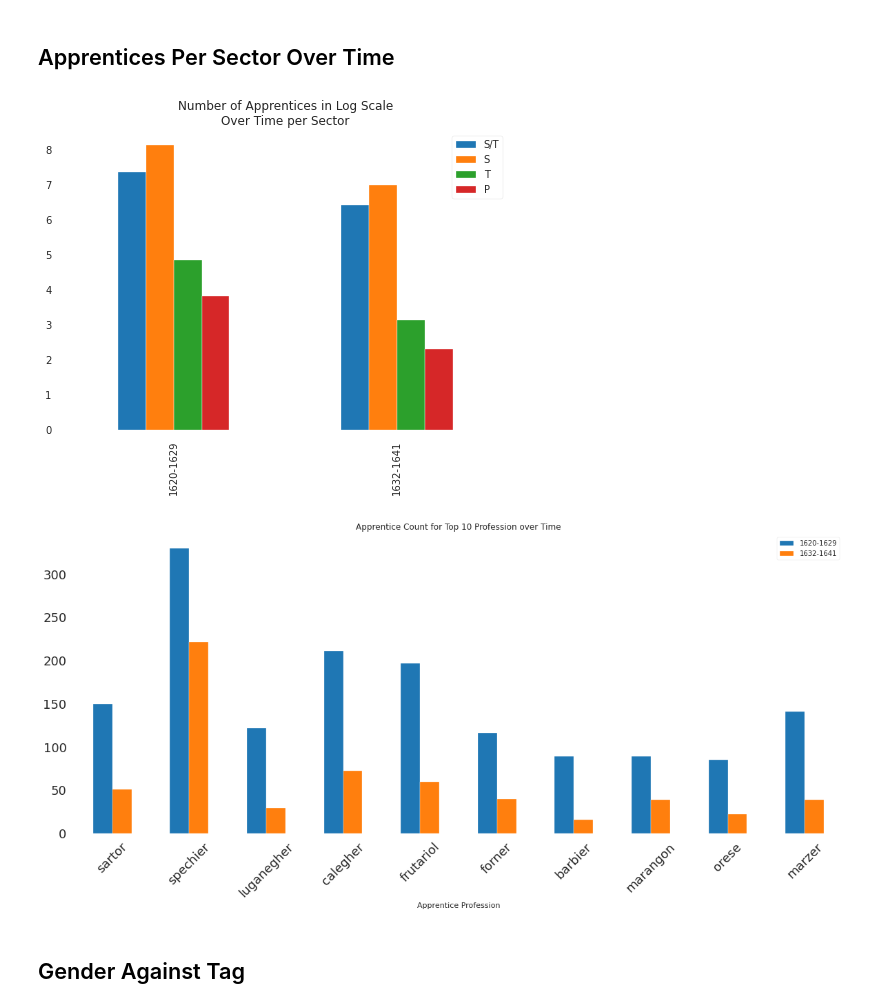
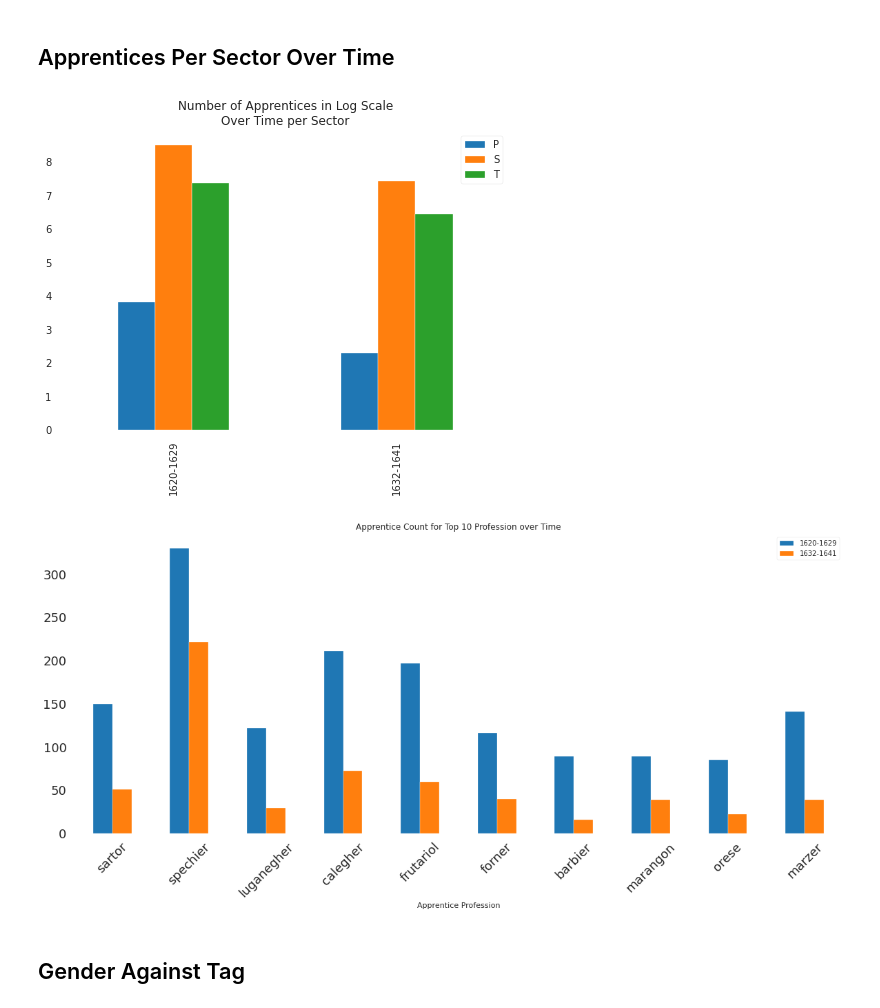
Before and after one commit to AlricRahl/Garzoni-Dataset-Exploration, a Jupyter notebook: src/Progress Notebook.ipynb, the cells around one changed output. Cells and saved outputs as stored; diff of their text form; code cells hidden in the pictures.

```diff
--- a/src/Progress Notebook.ipynb
+++ b/src/Progress Notebook.ipynb
@@ -524,13 +524,15 @@ the_table = the_table.merge(financials_slice, on="Contract ID", how="left")
 # Formatting and indexing
 the_table["Contract Date"] = pd.to_datetime(the_table["Contract Date"].apply(shiftDate), errors="coerce")
 the_table["Apprentice Age"] = pd.to_numeric(the_table["Apprentice Age"], errors="coerce")
+the_table["S"] = the_table[["S/T", "S"]].max(axis=1)
+the_table["T"] = the_table[["S/T", "T"]].max(axis=1)
 the_table = the_table[['Contract Date', 'Has BoContract', 'Has Flee', 'Has Single Salary',
                        'Has Master Paying Salary', 'Has Whole Period', 'Has Ducati',
                        'Master Paid Accom', 'Master Paid Clothing', 'Master Paid Gen. Exp.',
                        'Master Paid Per. Care', 'Apprentice Age', 'Apprentice Geo Origin',
                        'Workshop - Site', 'Apprentice Profession', 'Apprentice Province',
                        'Apprentice ID', 'Apprentice Male', 'From Italy', 'Contract ID',
-                       'Label', 'Parent Label', 'S/T', 'T', 'P', 'S', 'Quondam1',
+                       'Label', 'Parent Label', 'P', 'S', 'T', 'Quondam1',
                        'Duration - Merged', 'Paid Salary in Goods', 'Total Payment Received']]
 the_table = the_table.set_index("Contract ID")
 # %%
@@ -656,8 +658,8 @@ Here, I delve a bit deeper and explore various sub sections.
 ### Province Count against Sectors and Top Sector Professions ###
 # %%
 provenance_sector_profession = the_table[["Apprentice Province", "Apprentice Profession", "Contract Date",
-                                          "S/T", "T", "P", "S"]].copy()
-sectors = ["S/T", "S", "T", "P"]
+                                          "P", "S", "T"]].copy()
+sectors = ["P", "S", "T"]
 # %%
 for sector in sectors:
     st = provenance_sector_profession[provenance_sector_profession[sector] == 1][["Apprentice Province", "Apprentice Profession"]]
@@ -694,10 +694,10 @@ for year in range(start, end, gap):
 df.plot(kind="line", title="Number of Apprentices per Time Window")
 plt.show()
 
-df = pd.DataFrame(columns = ["S/T", "S", "T", "P"])
+df = pd.DataFrame(columns = ["P", "S", "T"])
 for year in range(start, end, gap):
     temp = clnt.betweenYears(provenance_sector_profession, year, e_year = year + gap)
-    df = df.append(pd.Series(temp[["S/T", "S", "T", "P"]].sum().apply(lambda x:np.log(x)), name = f"{year}-{year+gap}"))
+    df = df.append(pd.Series(temp[["P", "S", "T"]].sum().apply(lambda x:np.log(x)), name = f"{year}-{year+gap}"))
 df.plot(kind="bar", title="Number of Apprentices in Log Scale\nOver Time per Sector")
 plt.show()
 
@@ -756,9 +756,7 @@ venezia_encoding.columns = ["Contract ID", "From Venezia"]
 merged = the_table.merge(venezia_encoding, on="Contract ID").copy()
 del merged["Apprentice Province"]
 # %%
-# Take the necessary part only, and convert four sector columns to one
-merged["S"] = merged[["S/T", "S"]].max(axis=1)
-merged["T"] = merged[["S/T", "T"]].max(axis=1)
+# Take the necessary part only
 merged = merged[['Contract ID', 'Has BoContract', 'Has Flee',
                  'Has Single Salary', 'Has Master Paying Salary', 'Has Whole Period',
                  'Has Ducati', 'Master Paid Accom', 'Master Paid Clothing', 'Quondam1',
@@ -1264,40 +1243,40 @@ clnt.plotHist(post_plague["Apprentice Age"], atype=float,
 ## Apprentices Per Sector Over Time ##
 # %%
 provenance_sector_profession = the_table[["Apprentice Province", "Apprentice Profession", "Contract Date",
-                                          "S/T", "T", "P", "S"]].copy()
+                                          "P", "S", "T"]].copy()
 # First we look in number of contracts in total over time
 start = 1620
 end = 1640
 gap = 9
 gap2 = 12
-df = pd.DataFrame(columns = ["S/T", "S", "T", "P"])
+df = pd.DataFrame(columns = ["P", "S", "T"])
 for year in range(start, end, gap2):
     temp = clnt.betweenYears(provenance_sector_profession, year, e_year = year + gap)
-    df = df.append(pd.Series(temp[["S/T", "S", "T", "P"]].sum().apply(lambda x:np.log(x)), name = f"{year}-{year+gap}"))
+    df = df.append(pd.Series(temp[["P", "S", "T"]].sum().apply(lambda x:np.log(x)), name = f"{year}-{year+gap}"))
 df.plot(kind="bar", title="Number of Apprentices in Log Scale\nOver Time per Sector")
 plt.show()
 
 # Then we look in profession scale
 df = pd.DataFrame({"Apprentice Profession": provenance_sector_profession["Apprentice Profession"].unique()})
 for year in range(start, end, gap2):
     temp = clnt.betweenYears(provenance_sector_profession, year, e_year = year + gap)
     groups = temp.groupby("Apprentice Profession")[["Apprentice Profession"]].agg("count").copy()
     groups.columns = [f"{year}-{year+gap}"]
     df = df.merge(groups, on="Apprentice Profession", how = "left")
 
 groups = provenance_sector_profession.groupby("Apprentice Profession")[["Apprentice Profession"]].agg("count").copy()
 groups.columns = ["Total"]
 df = df.merge(groups, on="Apprentice Profession", how = "left")
 df = df[df["Apprentice Profession"].notna()]
 df = df.set_index("Apprentice Profession")
 df.sort_values("Total", ascending = False)[:10][df.keys()[:-1]].plot(kind='bar',
                                                                      figsize=(20,8),
                                                                      fontsize=18,
                                                                      rot=45,
                                                                      title="Apprentice Count for Top 10 Profession over Time")
 plt.show()
 # %% [output]
-[figure, old version]
+[figure, new version]
 [figure]
 # %% [markdown]
 ## Gender Against Tag ##
```
Also changed, not shown: parts of 19 cells of this notebook.
